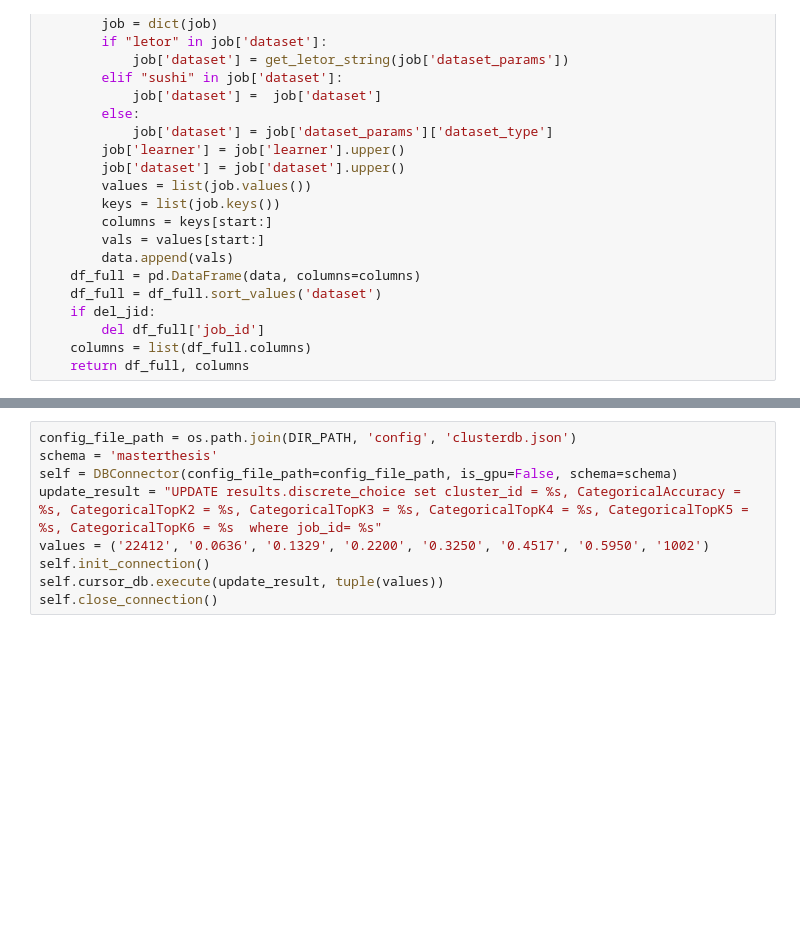
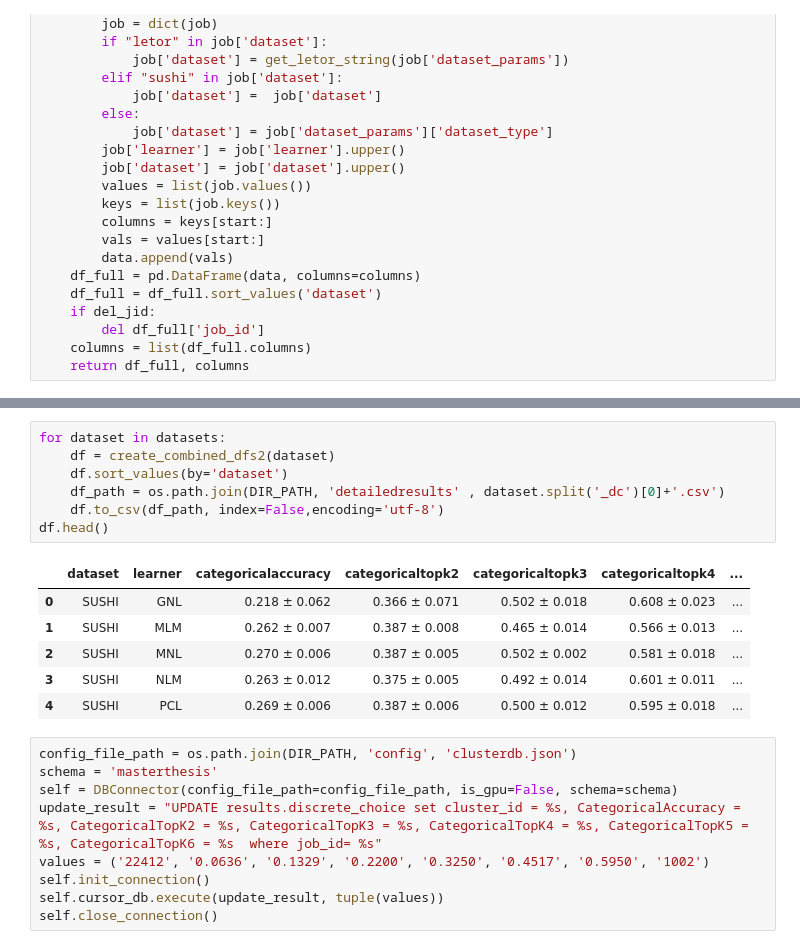
Before and after one commit to kiudee/cs-ranking, a Jupyter notebook: experiments/result_script.ipynb, the cells around one changed output, grey strips where cells are left out. Drawn from its saved outputs; the diff is of its cells as text; blank space fills up the shorter version.

```diff
--- a/experiments/result_script.ipynb
+++ b/experiments/result_script.ipynb
@@ -335,3 +424,17 @@ sushi_dc
+# %%
+for dataset in datasets:
+    df = create_combined_dfs2(dataset)
+    df.sort_values(by='dataset')
+    df_path = os.path.join(DIR_PATH, 'detailedresults' , dataset.split('_dc')[0]+'.csv')
+    df.to_csv(df_path, index=False,encoding='utf-8')
+df.head()
+# %% [output]
+|  | dataset | learner | categoricalaccuracy | categoricaltopk2 | categoricaltopk3 | categoricaltopk4 | ... |
+| 0 | SUSHI | GNL | 0.218 ± 0.062 | 0.366 ± 0.071 | 0.502 ± 0.018 | 0.608 ± 0.023 | ... |
+| 1 | SUSHI | MLM | 0.262 ± 0.007 | 0.387 ± 0.008 | 0.465 ± 0.014 | 0.566 ± 0.013 | ... |
+| 2 | SUSHI | MNL | 0.270 ± 0.006 | 0.387 ± 0.005 | 0.502 ± 0.002 | 0.581 ± 0.018 | ... |
+| 3 | SUSHI | NLM | 0.263 ± 0.012 | 0.375 ± 0.005 | 0.492 ± 0.014 | 0.601 ± 0.011 | ... |
+| 4 | SUSHI | PCL | 0.269 ± 0.006 | 0.387 ± 0.006 | 0.500 ± 0.012 | 0.595 ± 0.018 | ... |
 # %%
 config_file_path = os.path.join(DIR_PATH, 'config', 'clusterdb.json')
 schema = 'masterthesis'
```
Also changed, not shown: parts of 9 cells of this notebook, 4 other files.
